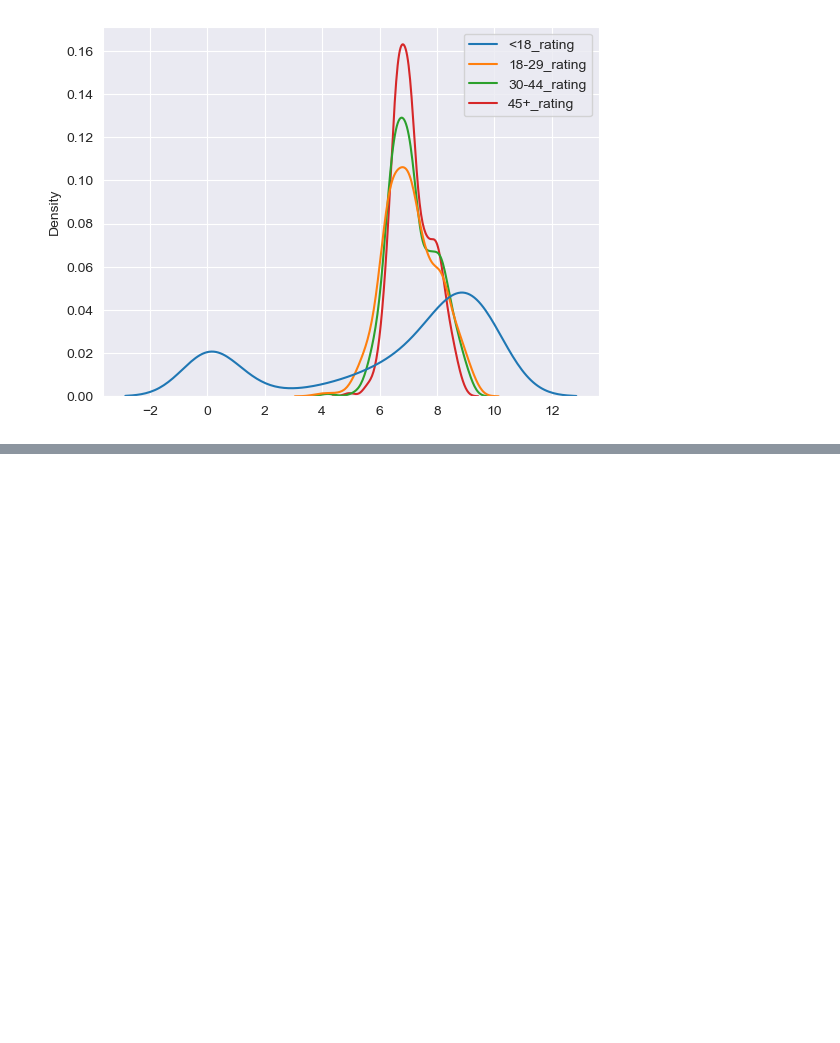
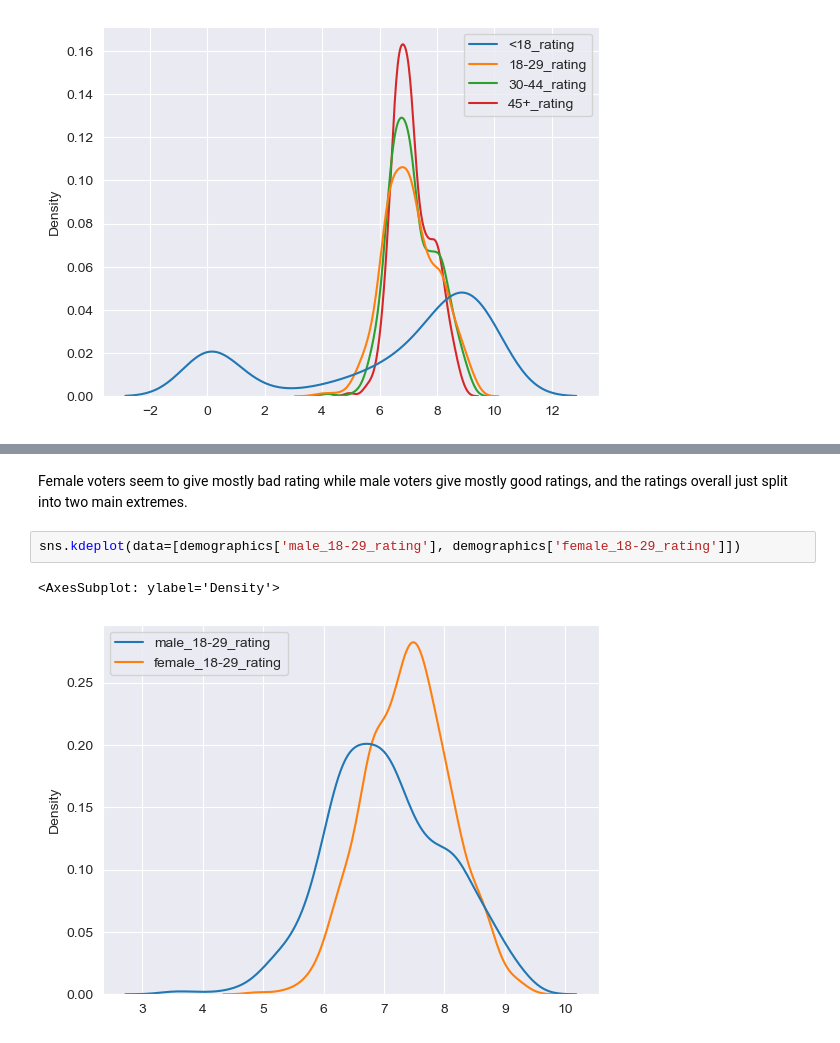
Before and after one commit to nic0gin/datamadness, a Jupyter notebook: demographics_EDA.ipynb, the cells around one changed output, grey strips where cells are left out. Drawn from its saved outputs; the diff is of its cells as text; blank space fills up the shorter version.

```diff
--- a/demographics_EDA.ipynb
+++ b/demographics_EDA.ipynb
@@ -36,0 +44,7 @@ sns.kdeplot(data=[demographics['<18_rating'], demographics['18-29_rating'], demo
+# %% [markdown]
+Female voters seem to give mostly bad rating while male voters give mostly good ratings, and the ratings overall just split into two main extremes.
+# %%
+sns.kdeplot(data=[demographics['male_18-29_rating'], demographics['female_18-29_rating']])
+# %% [output]
+<AxesSubplot: ylabel='Density'>
+[figure, added]
```
Also changed, not shown: parts of 11 cells of this notebook.
